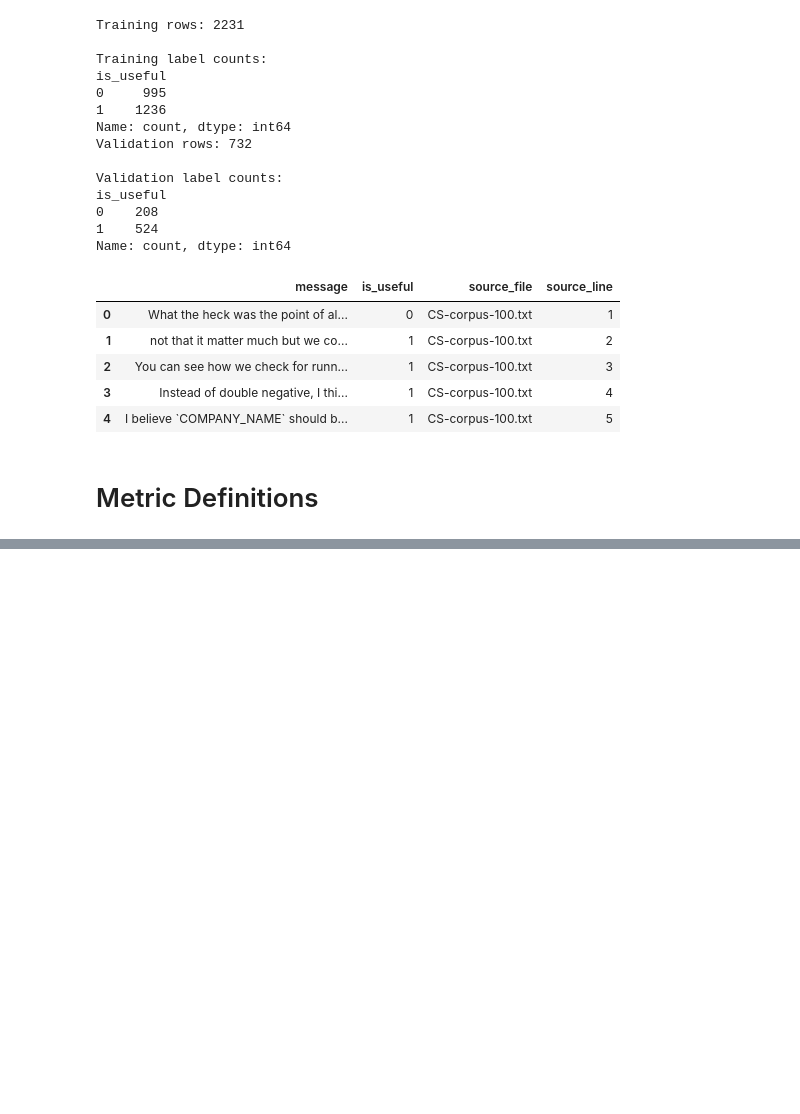
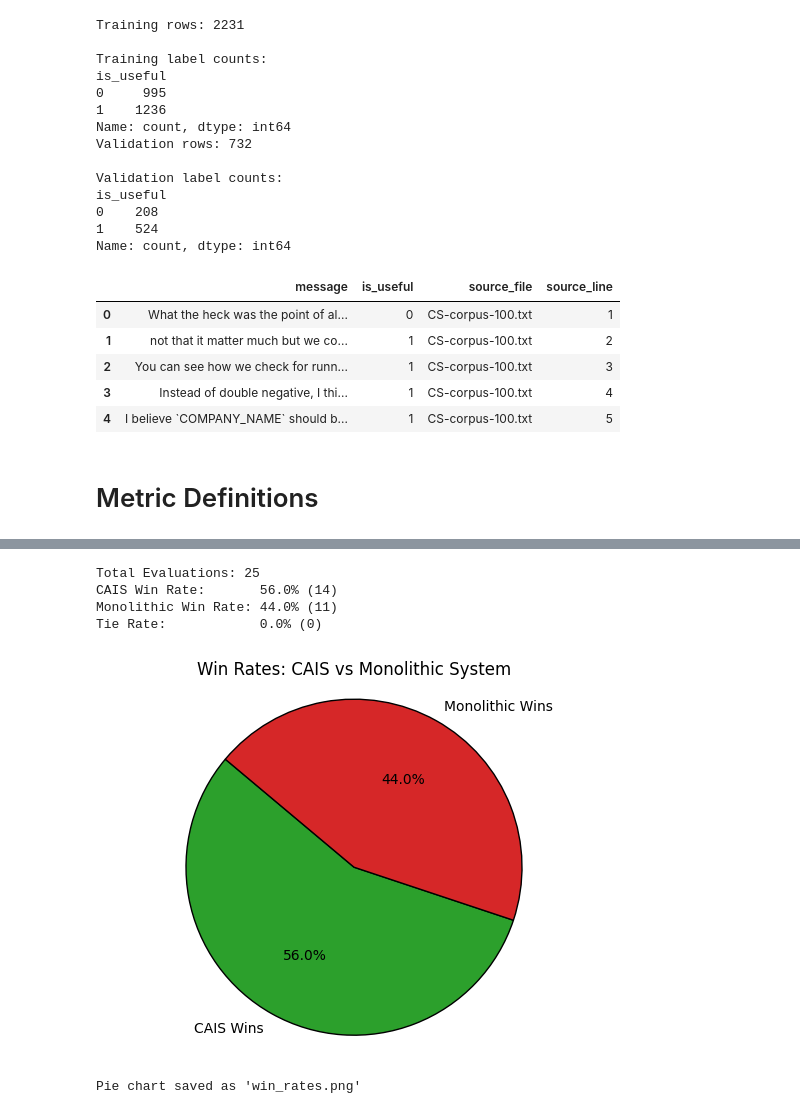
Before and after one commit to pfranz1/Multi-EvaCRC, a Jupyter notebook: main.ipynb, the cells around one changed output, grey strips where cells are left out. Cells and saved outputs as stored; diff of their text form; code cells hidden in the pictures; blank space fills up the shorter version.

Commit message:
feat: Add test harness

```diff
--- a/main.ipynb
+++ b/main.ipynb
@@ -400,7 +388,7 @@ deficiency_synthesis='The original code review comment is unprofessional and hos
 # %%
 
 # Single Shot Baseline
-async def run_baseline_agent(crc_text: str) -> CodeReviewActionPlan | None:
+async def suggest_rewrite_monolithic(crc_text: str) -> CodeReviewActionPlan | None:
     mega_prompt = f"""
     You are an expert Senior Staff Engineer mentoring a team member on effective code review communication.
     Your task is to evaluate a poorly written code review comment against a strict set of academic heuristics,
@@ -434,5 +422,5 @@ async def run_baseline_agent(crc_text: str) -> CodeReviewActionPlan | None:
     action_plan = CodeReviewActionPlan.model_validate(result.messages[-1].content)
     return action_plan
 
-monolithic_change_plan = await run_baseline_agent(example_crc)
-print(monolithic_change_plan)
+# monolithic_change_plan = await run_baseline_agent(example_crc)
+# print(monolithic_change_plan)
@@ -453,6 +439,11 @@ async def evaluate_suggested_revisions(given_crc : str, plan_a: CodeReviewAction
 
     First, write a step-by-step comparison in the chain_of_reasoning field.
     Then, declare the winner that best adheres to the criteria, or declare a Tie if they are functionally equivalent.
+
+    # Constraints for judging:
+    - Do not penalize a comment for being concise. Directness is often preferred over unnecessary filler.
+    - Focus heavily on whether the revision is actionable and specific to the code context.
+    - Output strictly matching the requested JSON schema.
     """
 
     judge_agent = AssistantAgent(
@@ -486,5 +477,5 @@ async def evaluate_suggested_revisions(given_crc : str, plan_a: CodeReviewAction
 # pairwise_eval = await evaluate_suggested_revisions(example_crc, cais_change_plan, monolithic_change_plan)
 # print(pairwise_eval)
 
-pairwise_eval_reversed = await evaluate_suggested_revisions(example_crc, monolithic_change_plan, cais_change_plan)
-print(pairwise_eval_reversed)
+# pairwise_eval_reversed = await evaluate_suggested_revisions(example_crc, monolithic_change_plan, cais_change_plan)
+# print(pairwise_eval_reversed)
@@ -493,0 +570,54 @@ chain_of_reasoning="### CIVILITY\n**Comment A:**\n- Tone is respectful and neutr
+# %%
+import matplotlib.pyplot as plt
+from typing import List
+
+def analyze_results(results: List[Result]):
+    total = len(results)
+    if total == 0:
+        print("No results to analyze.")
+        return
+
+    cais_wins = sum(1 for r in results if r.cais_plan_won and not r.monolithic_plan_won)
+    mono_wins = sum(1 for r in results if r.monolithic_plan_won and not r.cais_plan_won)
+    ties = sum(1 for r in results if r.cais_plan_won and r.monolithic_plan_won)
+
+    cais_pct = (cais_wins / total) * 100
+    mono_pct = (mono_wins / total) * 100
+    tie_pct = (ties / total) * 100
+
+    print(f"Total Evaluations: {total}")
+    print(f"CAIS Win Rate:       {cais_pct:.1f}% ({cais_wins})")
+    print(f"Monolithic Win Rate: {mono_pct:.1f}% ({mono_wins})")
+    print(f"Tie Rate:            {tie_pct:.1f}% ({ties})")
+
+    labels = ['CAIS Wins', 'Monolithic Wins', 'Ties']
+    sizes = [cais_wins, mono_wins, ties]
+    colors = ['#2ca02c', '#d62728', '#ff7f0e']
+
+    filtered_labels = [l for l, s in zip(labels, sizes) if s > 0]
+    filtered_sizes = [s for s in sizes if s > 0]
+    filtered_colors = [c for c, s in zip(colors, sizes) if s > 0]
+
+    plt.pie(
+        filtered_sizes,
+        labels=filtered_labels,
+        colors=filtered_colors,
+        autopct='%1.1f%%',
+        startangle=140,
+        wedgeprops={'edgecolor': 'black'}
+    )
+    plt.title('Win Rates: CAIS vs Monolithic System')
+    plt.axis('equal')
+
+    plt.savefig("win_rates.png")
+    plt.show()
+    print("\nPie chart saved as 'win_rates.png'")
+
+analyze_results(test_results)
+# %% [output]
+Total Evaluations: 25
+CAIS Win Rate:       56.0% (14)
+Monolithic Win Rate: 44.0% (11)
+Tie Rate:            0.0% (0)
+[figure, added]
+Pie chart saved as 'win_rates.png'
```
Also changed, not shown: parts of 10 cells of this notebook.
